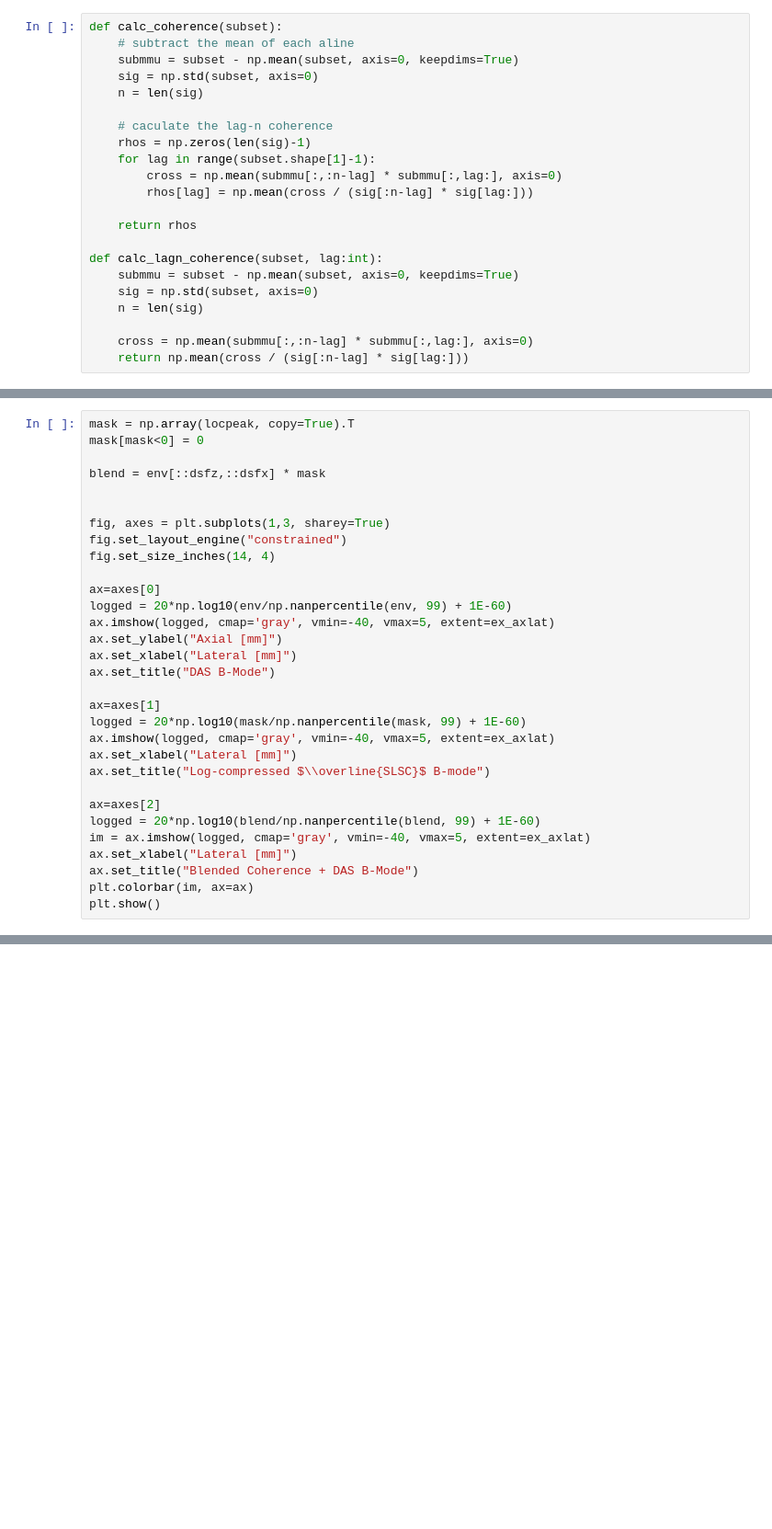
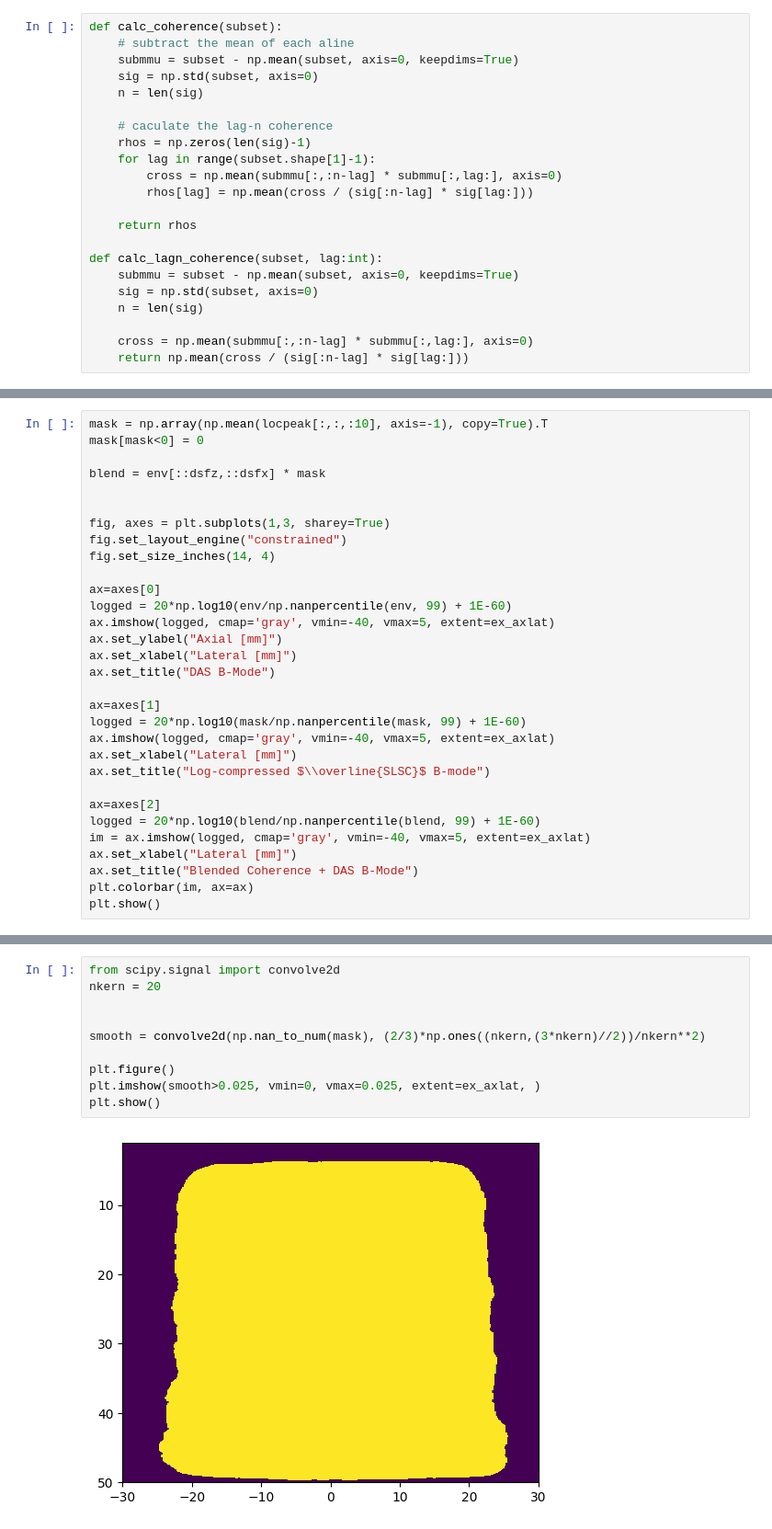
Before and after one commit to wewightman/pycbf, a Jupyter notebook: examples/develop_coherence_beamforming.ipynb, the cells around one changed output, grey strips where cells are left out. Shown at 92% size. Saved outputs shown, nothing was run; the diff lists cells and outputs as text; blank space fills up the shorter version.

```diff
--- a/examples/develop_coherence_beamforming.ipynb
+++ b/examples/develop_coherence_beamforming.ipynb
@@ -280,5 +285,5 @@ for nlag in [1, 3, 5, 10, 15, 20]:
 # %%
-mask = np.array(locpeak, copy=True).T
+mask = np.array(np.mean(locpeak[:,:,:10], axis=-1), copy=True).T
 mask[mask<0] = 0
 
 blend = env[::dsfz,::dsfx] * mask
@@ -312,0 +318,12 @@ plt.show()
+# %%
+from scipy.signal import convolve2d
+nkern = 20
+
+
+smooth = convolve2d(np.nan_to_num(mask), (2/3)*np.ones((nkern,(3*nkern)//2))/nkern**2)
+
+plt.figure()
+plt.imshow(smooth>0.025, vmin=0, vmax=0.025, extent=ex_axlat, )
+plt.show()
+# %% [output]
+[figure, added]
```
Also changed, not shown: parts of 5 cells of this notebook.
